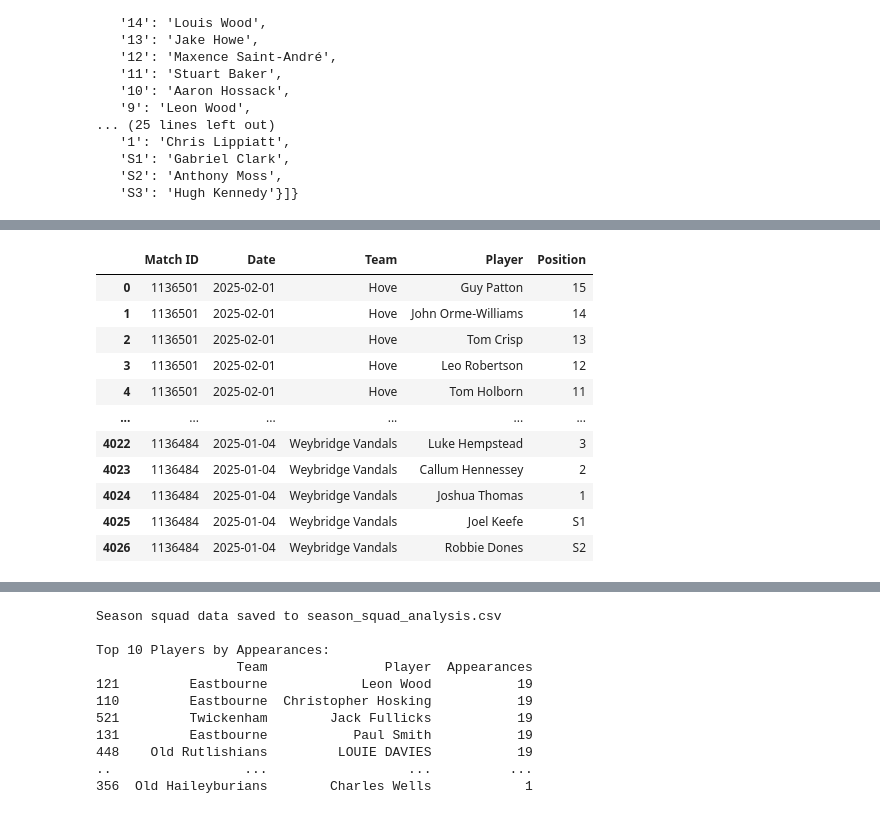
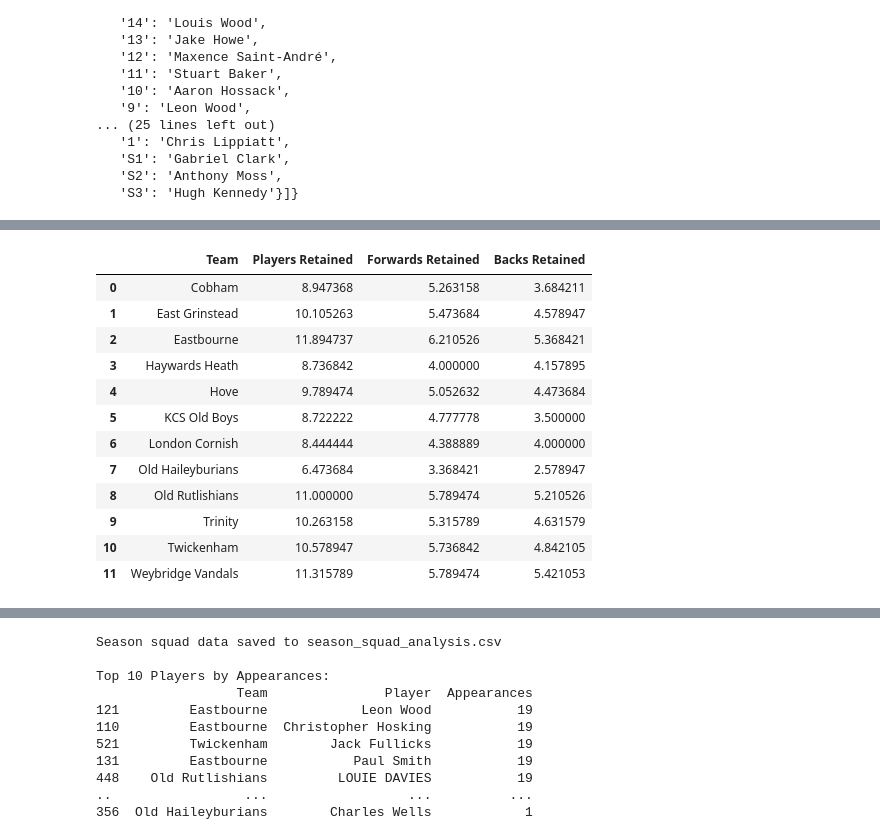
Before and after one commit to samnlindsay/egrfc-stats, a Jupyter notebook: python/Analysis.ipynb, the cells around one changed output, grey strips where cells are left out. Cells and saved outputs as stored; diff of their text form; code cells hidden in the pictures.

Commit message:
fwds/backs

```diff
--- a/python/Analysis.ipynb
+++ b/python/Analysis.ipynb
@@ -269,7 +277,7 @@ for match_file in os.listdir(MATCH_DATA_FOLDER):
 
     with open(os.path.join(MATCH_DATA_FOLDER, match_file)) as f:
         # Load match data
-        print(match_file)
+        # print(match_file)
         match_data = json.load(f)
 
     # Extract match details
@@ -290,7 +298,70 @@ for match_file in os.listdir(MATCH_DATA_FOLDER):
             })
 
 # Create DataFrame
-player_df = pd.DataFrame(data)
+df = pd.DataFrame(data)
+df["Unit"] = df["Position"].apply(lambda x: "Bench" if not(x.isnumeric()) else "Forwards" if int(x) <= 8 else "Backs")
 
-player_df
+df
+
+players_per_team = (
+    df.groupby(["Team", "Player"])["Unit"]
+    .agg(lambda x: "Forwards" if "Forwards" in x.values else "Backs" if "Backs" in x.values else "Bench")
+    .reset_index()
+    .groupby(["Team", "Unit"])
+    .size()
+    .reset_index()
+)
+
+total_players_per_team = df.groupby("Team")["Player"].nunique().reset_index()
+total_players_per_team.columns = ["Team", "Total Players"]
+total_players_per_team["Unit"] = "Total"
+
+players_per_team = pd.concat([players_per_team, total_players_per_team], ignore_index=True)
+
+retention_data = []
+
+# Process retention per team
+for team, matches in df.groupby("Team"):
+    prev_squad = set()
+    prev_forwards = set()
+    prev_backs = set()
+
+    for match_id, match in matches.groupby("Match ID"):
+        current_squad = set(match[match["Unit"]!="Bench"]["Player"])  # Exclude substitutes
+        forwards = set(match[match["Unit"]=="Forwards"]["Player"])
+        backs = set(match[match["Unit"]=="Backs"]["Player"])
+
+        if prev_squad:
+            retained = len(current_squad & prev_squad)
+            retained_forwards = len(forwards & prev_forwards)
+            retained_backs = len(backs & prev_backs)
+        else:
+            retained = None  # No previous match to compare
+            retained_forwards = None
+            retained_backs = None
+
+        retention_data.append({
+            "Match ID": match_id,
+            "Date": match["Date"].iloc[0],
+            "Team": team,
+            "Players Retained": retained,
+            "Forwards Retained": retained_forwards,
+            "Backs Retained": retained_backs
+        })
+
+        prev_squad = current_squad
+        prev_forwards = forwards
+        prev_backs = backs
+
+retention_df = pd.DataFrame(retention_data).dropna()  # Remove first match (no previous squad)
+
+# Average squad retention per team
+average_retention = (
+    retention_df.groupby("Team").agg(
+        {"Players Retained": "mean", "Forwards Retained": "mean", "Backs Retained": "mean"}
+    )
+    .reset_index()
+)
+
+average_retention
 # %% [output]
@@ -314,12 +368,13 @@ player_df
-|  | Match ID | Date | Team | Player | Position |
-| 0 | 1136501 | 2025-02-01 | Hove | Guy Patton | 15 |
-| 1 | 1136501 | 2025-02-01 | Hove | John Orme-Williams | 14 |
-| 2 | 1136501 | 2025-02-01 | Hove | Tom Crisp | 13 |
-| 3 | 1136501 | 2025-02-01 | Hove | Leo Robertson | 12 |
-| 4 | 1136501 | 2025-02-01 | Hove | Tom Holborn | 11 |
-| ... | ... | ... | ... | ... | ... |
-| 4022 | 1136484 | 2025-01-04 | Weybridge Vandals | Luke Hempstead | 3 |
-| 4023 | 1136484 | 2025-01-04 | Weybridge Vandals | Callum Hennessey | 2 |
-| 4024 | 1136484 | 2025-01-04 | Weybridge Vandals | Joshua Thomas | 1 |
-| 4025 | 1136484 | 2025-01-04 | Weybridge Vandals | Joel Keefe | S1 |
-| 4026 | 1136484 | 2025-01-04 | Weybridge Vandals | Robbie Dones | S2 |
+|  | Team | Players Retained | Forwards Retained | Backs Retained |
+| 0 | Cobham | 8.947368 | 5.263158 | 3.684211 |
+| 1 | East Grinstead | 10.105263 | 5.473684 | 4.578947 |
+| 2 | Eastbourne | 11.894737 | 6.210526 | 5.368421 |
+| 3 | Haywards Heath | 8.736842 | 4.000000 | 4.157895 |
+| 4 | Hove | 9.789474 | 5.052632 | 4.473684 |
+| 5 | KCS Old Boys | 8.722222 | 4.777778 | 3.500000 |
+| 6 | London Cornish | 8.444444 | 4.388889 | 4.000000 |
+| 7 | Old Haileyburians | 6.473684 | 3.368421 | 2.578947 |
+| 8 | Old Rutlishians | 11.000000 | 5.789474 | 5.210526 |
+| 9 | Trinity | 10.263158 | 5.315789 | 4.631579 |
+| 10 | Twickenham | 10.578947 | 5.736842 | 4.842105 |
+| 11 | Weybridge Vandals | 11.315789 | 5.789474 | 5.421053 |
```
Also changed, not shown: parts of 4 cells of this notebook, 3 other files.
